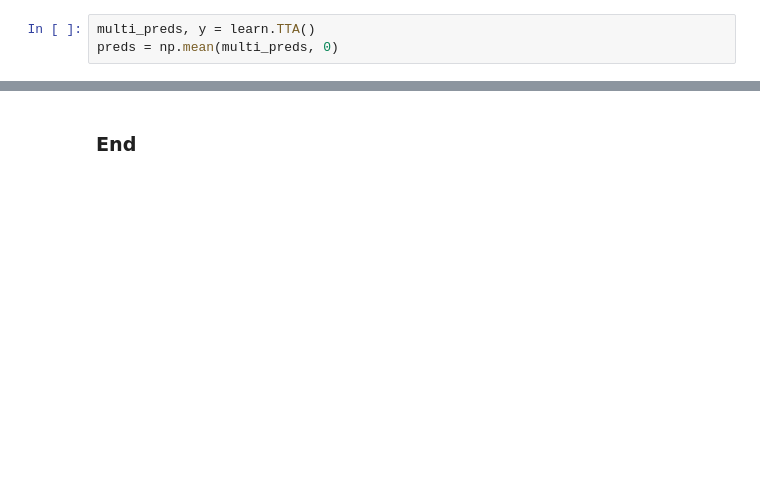
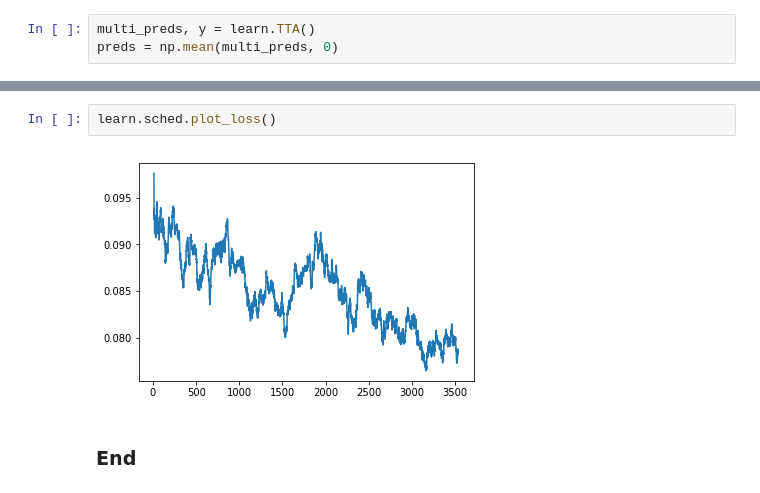
Before and after one commit to jpacostar/fastai-notes, a Jupyter notebook: lesson2-image_models.ipynb, the cells around one changed output, grey strips where cells are left out. Cells and saved outputs as stored; diff of their text form; blank space fills up the shorter version.

```diff
--- a/lesson2-image_models.ipynb
+++ b/lesson2-image_models.ipynb
@@ -223,2 +271,6 @@ f2(preds,y)
+# %%
+learn.sched.plot_loss()
+# %% [output]
+[figure, added]
 # %% [markdown]
 ### End
```
Also changed, not shown: parts of 24 cells of this notebook.
